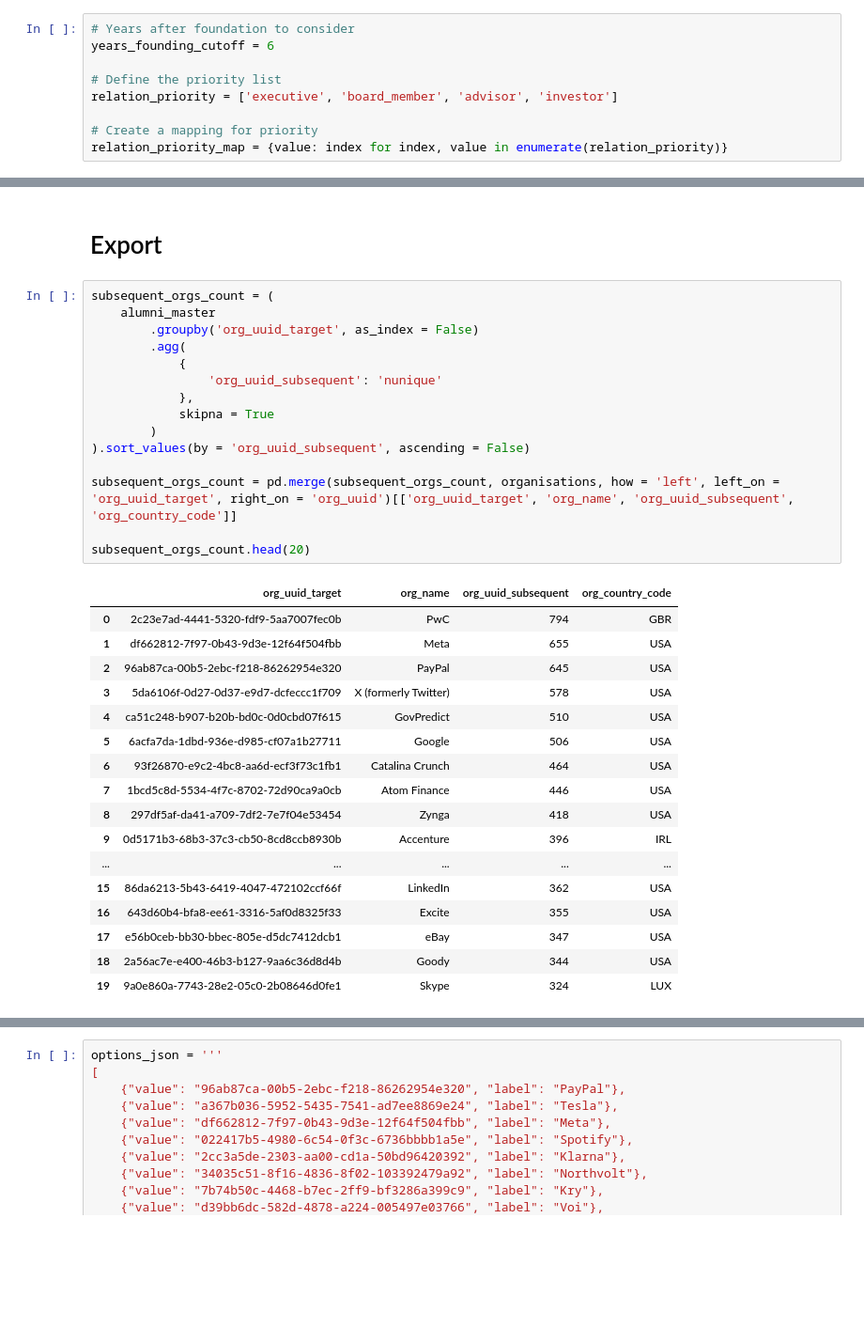
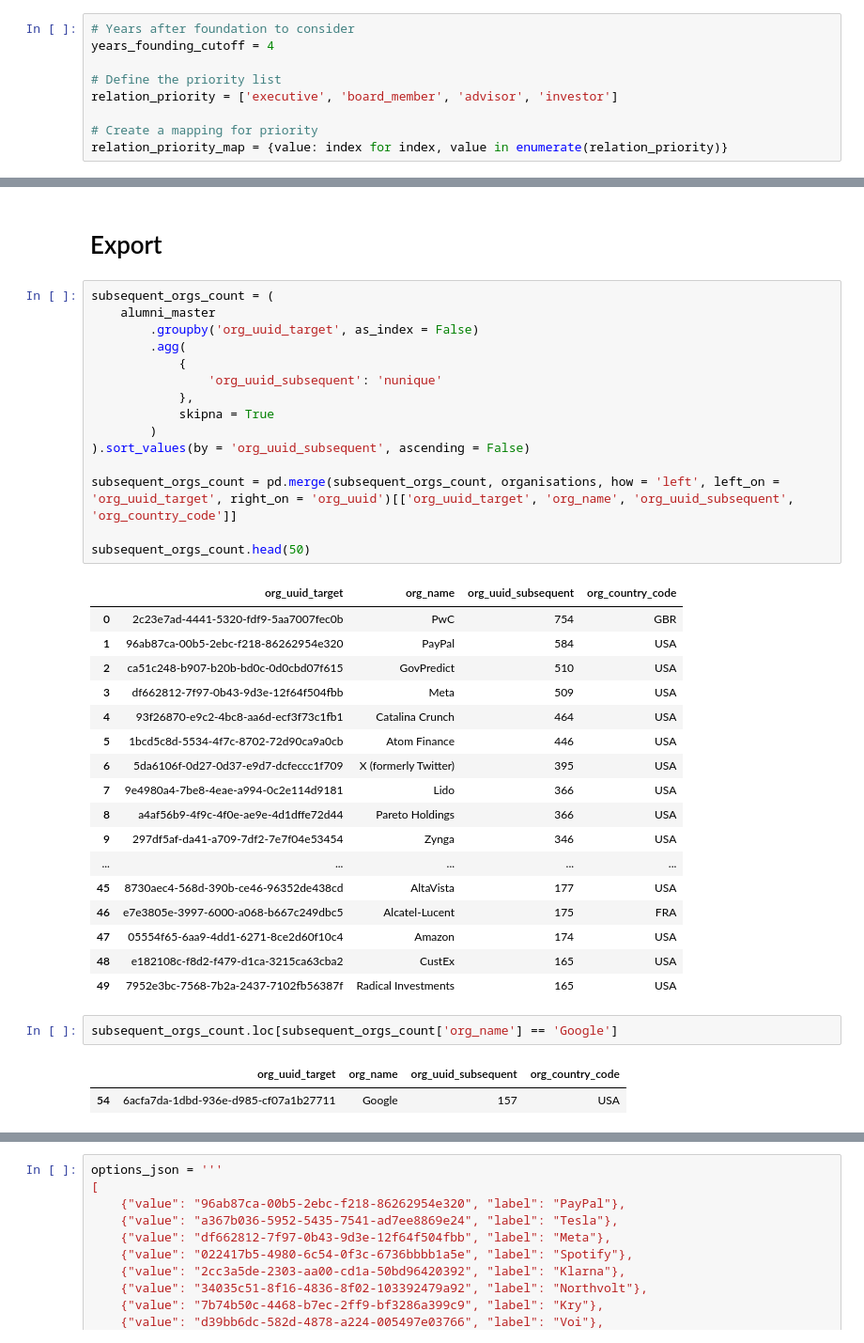
Before and after one commit to johanhaha/VentureMafia-Backend, a Jupyter notebook: data_analysis/VentureMafia-productionalised.ipynb, the cells around one changed output, grey strips where cells are left out. Shown at 94% size. Saved outputs shown, nothing was run; the diff lists cells and outputs as text; blank space fills up the shorter version.

```diff
--- a/data_analysis/VentureMafia-productionalised.ipynb
+++ b/data_analysis/VentureMafia-productionalised.ipynb
@@ -844,7 +1013,7 @@ acquisitons_ipos.head()
 # Defining Constants
 # %%
 # Years after foundation to consider
-years_founding_cutoff = 6
+years_founding_cutoff = 4
 
 # Define the priority list
 relation_priority = ['executive', 'board_member', 'advisor', 'investor']
@@ -1042,36 +1227,41 @@ def func_relations(org_uuid):
 # %%
 subsequent_orgs_count = (
     alumni_master
         .groupby('org_uuid_target', as_index = False)
         .agg(
             {
                 'org_uuid_subsequent': 'nunique'
             },
             skipna = True
         )
 ).sort_values(by = 'org_uuid_subsequent', ascending = False)
 
 subsequent_orgs_count = pd.merge(subsequent_orgs_count, organisations, how = 'left', left_on = 'org_uuid_target', right_on = 'org_uuid')[['org_uuid_target', 'org_name', 'org_uuid_subsequent', 'org_country_code']]
 
-subsequent_orgs_count.head(20)
+subsequent_orgs_count.head(50)
 # %% [output]
 |  | org_uuid_target | org_name | org_uuid_subsequent | org_country_code |
-| 0 | 2c23e7ad-4441-5320-fdf9-5aa7007fec0b | PwC | 794 | GBR |
-| 1 | df662812-7f97-0b43-9d3e-12f64f504fbb | Meta | 655 | USA |
-| 2 | 96ab87ca-00b5-2ebc-f218-86262954e320 | PayPal | 645 | USA |
-| 3 | 5da6106f-0d27-0d37-e9d7-dcfeccc1f709 | X (formerly Twitter) | 578 | USA |
-| 4 | ca51c248-b907-b20b-bd0c-0d0cbd07f615 | GovPredict | 510 | USA |
-| 5 | 6acfa7da-1dbd-936e-d985-cf07a1b27711 | Google | 506 | USA |
-| 6 | 93f26870-e9c2-4bc8-aa6d-ecf3f73c1fb1 | Catalina Crunch | 464 | USA |
-| 7 | 1bcd5c8d-5534-4f7c-8702-72d90ca9a0cb | Atom Finance | 446 | USA |
-| 8 | 297df5af-da41-a709-7df2-7e7f04e53454 | Zynga | 418 | USA |
-| 9 | 0d5171b3-68b3-37c3-cb50-8cd8ccb8930b | Accenture | 396 | IRL |
+| 0 | 2c23e7ad-4441-5320-fdf9-5aa7007fec0b | PwC | 754 | GBR |
+| 1 | 96ab87ca-00b5-2ebc-f218-86262954e320 | PayPal | 584 | USA |
+| 2 | ca51c248-b907-b20b-bd0c-0d0cbd07f615 | GovPredict | 510 | USA |
+| 3 | df662812-7f97-0b43-9d3e-12f64f504fbb | Meta | 509 | USA |
+| 4 | 93f26870-e9c2-4bc8-aa6d-ecf3f73c1fb1 | Catalina Crunch | 464 | USA |
+| 5 | 1bcd5c8d-5534-4f7c-8702-72d90ca9a0cb | Atom Finance | 446 | USA |
+| 6 | 5da6106f-0d27-0d37-e9d7-dcfeccc1f709 | X (formerly Twitter) | 395 | USA |
+| 7 | 9e4980a4-7be8-4eae-a994-0c2e114d9181 | Lido | 366 | USA |
+| 8 | a4af56b9-4f9c-4f0e-ae9e-4d1dffe72d44 | Pareto Holdings | 366 | USA |
+| 9 | 297df5af-da41-a709-7df2-7e7f04e53454 | Zynga | 346 | USA |
 | ... | ... | ... | ... | ... |
-| 15 | 86da6213-5b43-6419-4047-472102ccf66f | LinkedIn | 362 | USA |
-| 16 | 643d60b4-bfa8-ee61-3316-5af0d8325f33 | Excite | 355 | USA |
-| 17 | e56b0ceb-bb30-bbec-805e-d5dc7412dcb1 | eBay | 347 | USA |
-| 18 | 2a56ac7e-e400-46b3-b127-9aa6c36d8d4b | Goody | 344 | USA |
-| 19 | 9a0e860a-7743-28e2-05c0-2b08646d0fe1 | Skype | 324 | LUX |
+| 45 | 8730aec4-568d-390b-ce46-96352de438cd | AltaVista | 177 | USA |
+| 46 | e7e3805e-3997-6000-a068-b667c249dbc5 | Alcatel-Lucent | 175 | FRA |
+| 47 | 05554f65-6aa9-4dd1-6271-8ce2d60f10c4 | Amazon | 174 | USA |
+| 48 | e182108c-f8d2-f479-d1ca-3215ca63cba2 | CustEx | 165 | USA |
+| 49 | 7952e3bc-7568-7b2a-2437-7102fb56387f | Radical Investments | 165 | USA |
+# %%
+subsequent_orgs_count.loc[subsequent_orgs_count['org_name'] == 'Google']
+# %% [output]
+|  | org_uuid_target | org_name | org_uuid_subsequent | org_country_code |
+| 54 | 6acfa7da-1dbd-936e-d985-cf07a1b27711 | Google | 157 | USA |
 # %%
 subsequent_orgs_count.loc[subsequent_orgs_count['org_country_code'] == 'SWE'].head(20)
 # %% [output]
```
Also changed, not shown: parts of 30 cells of this notebook.
